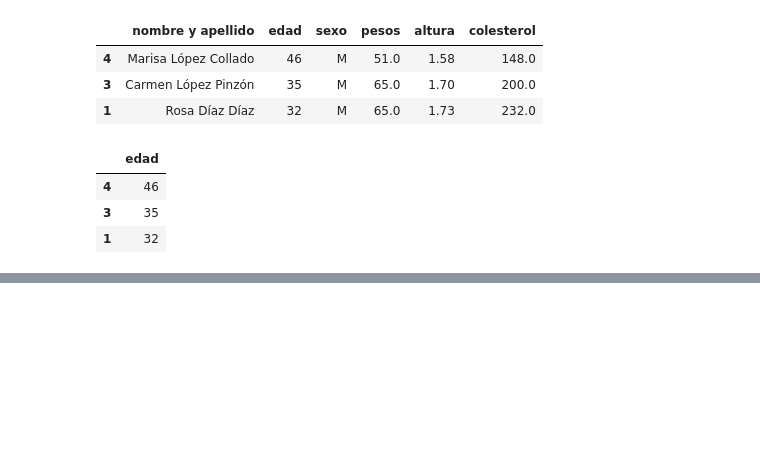
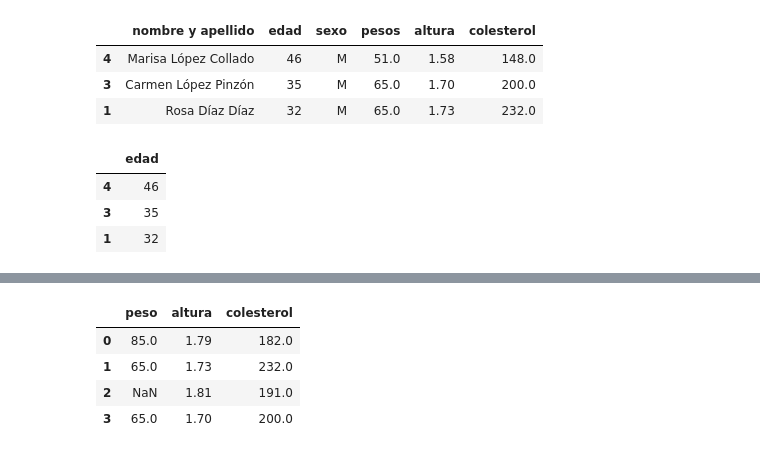
Before and after one commit to mtataytraining2/2_DataScience_Basics, a Jupyter notebook: Pandas/Pandas_dataframe_clase.ipynb, the cells around one changed output, grey strips where cells are left out. Cells and saved outputs as stored; diff of their text form; code cells hidden in the pictures; blank space fills up the shorter version.

```diff
--- a/Pandas/Pandas_dataframe_clase.ipynb
+++ b/Pandas/Pandas_dataframe_clase.ipynb
@@ -435,0 +499,8 @@ dfcol
+# %%
+dfcol.iloc[:4,3:] #filas 1, 2 y 3, y columnas desde la 3 hasta el final
+# %% [output]
+|  | peso | altura | colesterol |
+| 0 | 85.0 | 1.79 | 182.0 |
+| 1 | 65.0 | 1.73 | 232.0 |
+| 2 | NaN | 1.81 | 191.0 |
+| 3 | 65.0 | 1.70 | 200.0 |
```
Also changed, not shown: parts of 11 cells of this notebook.
